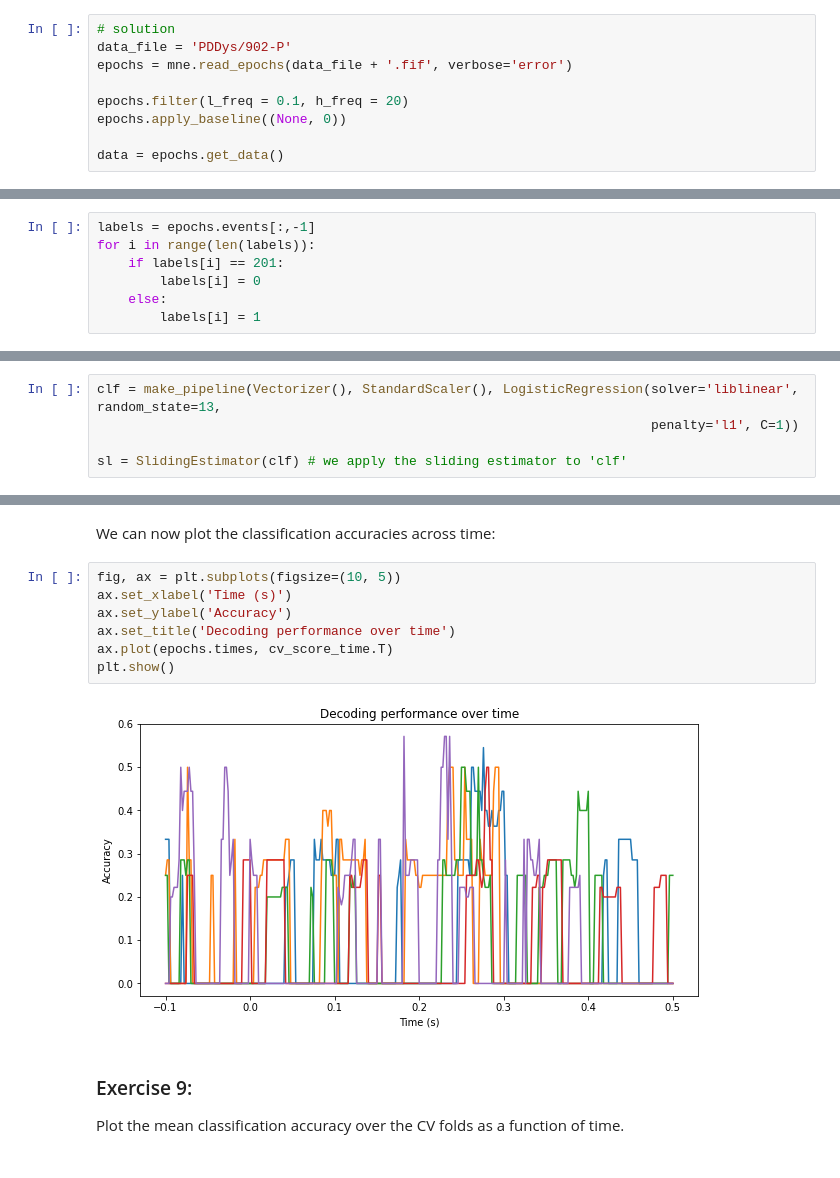
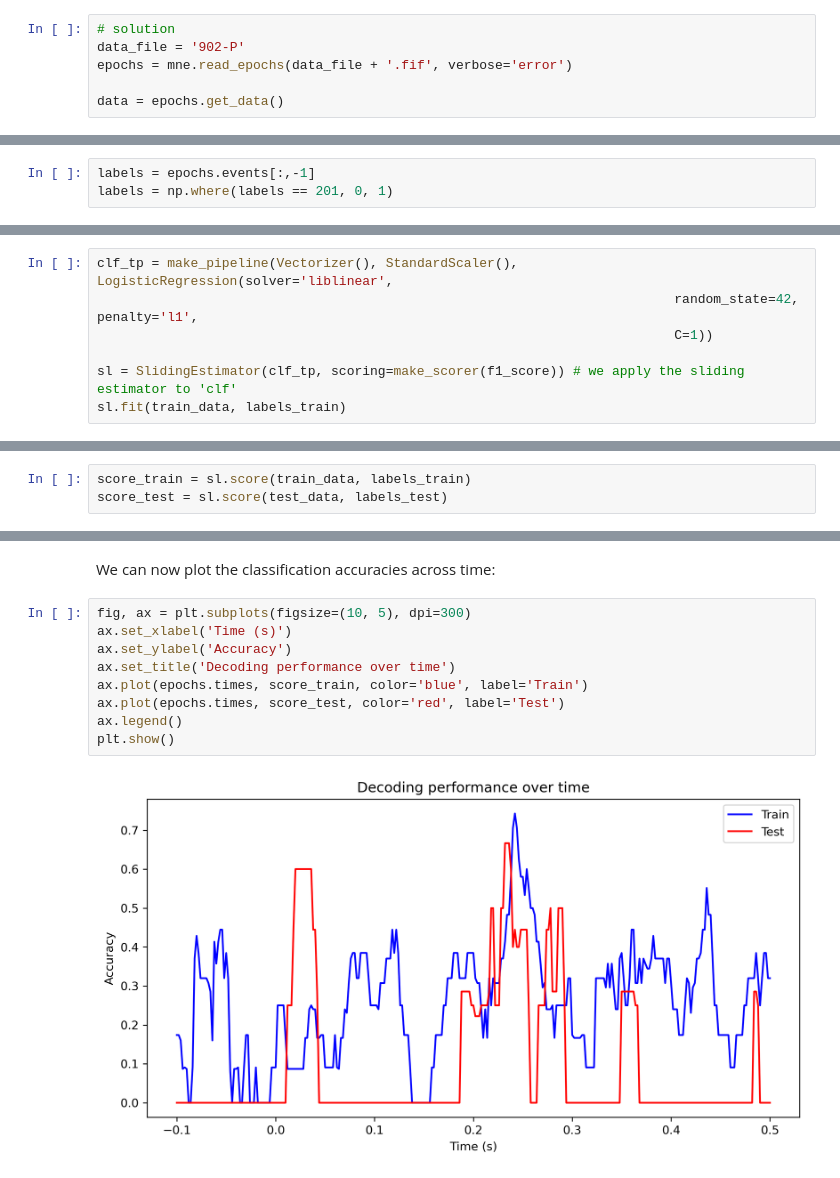
Before and after one commit to fma0/AMLD, a Jupyter notebook: Part 2.ipynb, the cells around one changed output, grey strips where cells are left out. Saved outputs shown, nothing was run; the diff lists cells and outputs as text.

```diff
--- a/Part 2.ipynb
+++ b/Part 2.ipynb
@@ -25,10 +27,7 @@ Import the same '.fif' file as in 'Part 1: About neural data' and extract the da
 # %%
 # solution
-data_file = 'PDDys/902-P'
+data_file = '902-P'
 epochs = mne.read_epochs(data_file + '.fif', verbose='error')
 
-epochs.filter(l_freq = 0.1, h_freq = 20)
-epochs.apply_baseline((None, 0))
-
 data = epochs.get_data()
 # %% [markdown]
@@ -60,10 +58,6 @@ The labels can be extracted as:
 # %%
 labels = epochs.events[:,-1]
-for i in range(len(labels)):
-    if labels[i] == 201:
-        labels[i] = 0
-    else:
-        labels[i] = 1
+labels = np.where(labels == 201, 0, 1)
 # %% [markdown]
 ### Exercise 2:
 How many trials are there of each condition?
@@ -241,7 +228,9 @@ f1_score(labels_test, prediction)
 # %% [markdown]
 In the steps above we were still evaluating a rather simplified version of our data, where we did not considered the temporal structure of EEG data. But considered all time points and electrodes simultaneously.  Now we will take the temporal dimension into account as well and will evaluate how classification accuracy changes across time. For this we will use the [SlidingEstimator](https://mne.tools/stable/generated/mne.decoding.SlidingEstimator.html) of mne:
 # %%
-clf = make_pipeline(Vectorizer(), StandardScaler(), LogisticRegression(solver='liblinear', random_state=13,
-                                                                       penalty='l1', C=1))
+clf_tp = make_pipeline(Vectorizer(), StandardScaler(), LogisticRegression(solver='liblinear',
+                                                                          random_state=42, penalty='l1',
+                                                                          C=1))
 
-sl = SlidingEstimator(clf) # we apply the sliding estimator to 'clf'
+sl = SlidingEstimator(clf_tp, scoring=make_scorer(f1_score)) # we apply the sliding estimator to 'clf'
+sl.fit(train_data, labels_train)
@@ -257 +245,4 @@ cv_score_time = cross_val_multiscore(sl, data, labels, cv=5, scoring=make_scorer
+# %%
+score_train = sl.score(train_data, labels_train)
+score_test = sl.score(test_data, labels_test)
 # %% [markdown]
@@ -265,14 +256,13 @@ The scores now have the shape (5, 301), which represents the (Number of cv folds
 # %% [markdown]
 We can now plot the classification accuracies across time:
 # %%
-fig, ax = plt.subplots(figsize=(10, 5))
+fig, ax = plt.subplots(figsize=(10, 5), dpi=300)
 ax.set_xlabel('Time (s)')
 ax.set_ylabel('Accuracy')
 ax.set_title('Decoding performance over time')
-ax.plot(epochs.times, cv_score_time.T)
+ax.plot(epochs.times, score_train, color='blue', label='Train')
+ax.plot(epochs.times, score_test, color='red', label='Test')
+ax.legend()
 plt.show()
 # %% [output]
-[figure, old version]
+[figure, new version]
-# %% [markdown]
-### Exercise 9:
-Plot the mean classification accuracy over the CV folds as a function of time.
```
Also changed, not shown: parts of 29 cells of this notebook, 4 other files.
